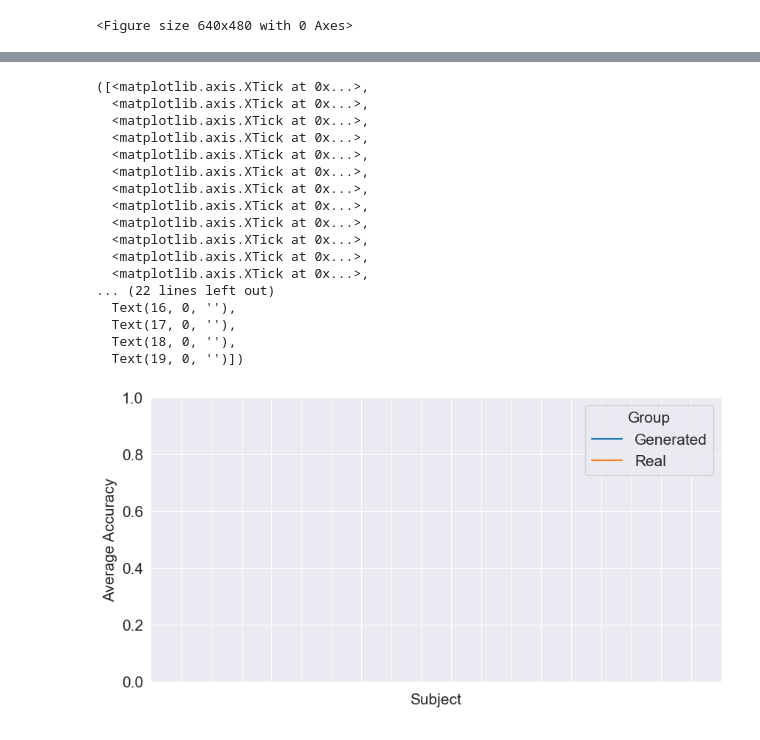
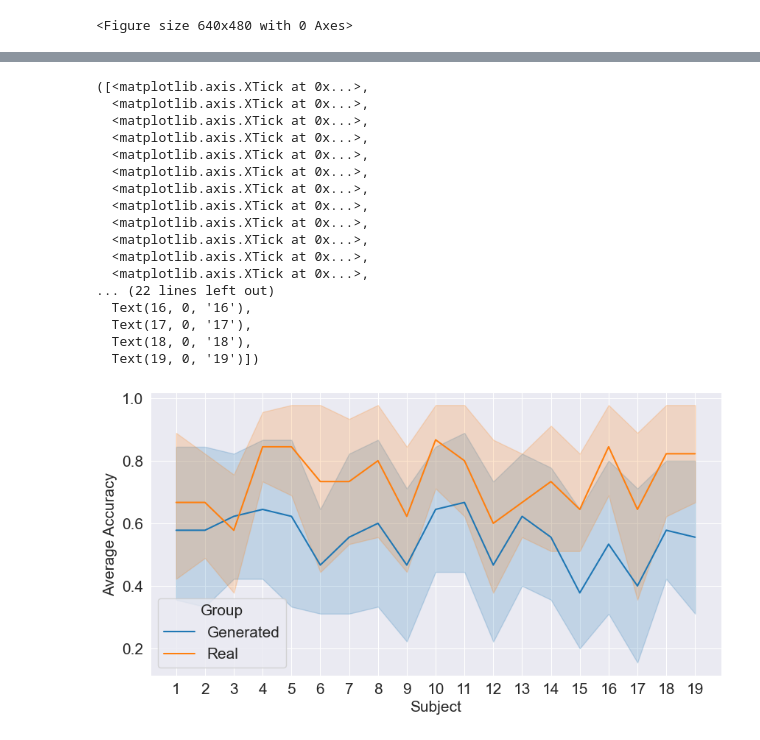
Before and after one commit to shinolab/vibrotactile-autoencoder, a Jupyter notebook: result_analysis.ipynb, the cells around one changed output, grey strips where cells are left out. Drawn from its saved outputs; the diff is of its cells as text; code cells hidden in the pictures.

```diff
--- a/result_analysis.ipynb
+++ b/result_analysis.ipynb
@@ -502,24 +495,25 @@ ValueError: Could not interpret value `Subject` for `x`. An entry with this name
 # %%
 plt.figure(figsize=(10, 5))
+df_avgacc = pd.concat([df_avgacc_g, df_avgacc_r])
 sns.set_style("darkgrid")
 sns.lineplot(x="Subject", y="Average Accuracy", data=df_avgacc, hue="Group")
 plt.xticks(list(range(1, 20)))
 # %% [output]
 ([<matplotlib.axis.XTick at 0x...>,
   <matplotlib.axis.XTick at 0x...>,
   <matplotlib.axis.XTick at 0x...>,
   <matplotlib.axis.XTick at 0x...>,
   <matplotlib.axis.XTick at 0x...>,
   <matplotlib.axis.XTick at 0x...>,
   <matplotlib.axis.XTick at 0x...>,
   <matplotlib.axis.XTick at 0x...>,
   <matplotlib.axis.XTick at 0x...>,
   <matplotlib.axis.XTick at 0x...>,
   <matplotlib.axis.XTick at 0x...>,
   <matplotlib.axis.XTick at 0x...>,
 ... (22 lines left out)
-  Text(16, 0, ''),
-  Text(17, 0, ''),
-  Text(18, 0, ''),
-  Text(19, 0, '')])
+  Text(16, 0, '16'),
+  Text(17, 0, '17'),
+  Text(18, 0, '18'),
+  Text(19, 0, '19')])
-[figure, old version]
+[figure, new version]
```
Also changed, not shown: parts of 7 cells of this notebook.
